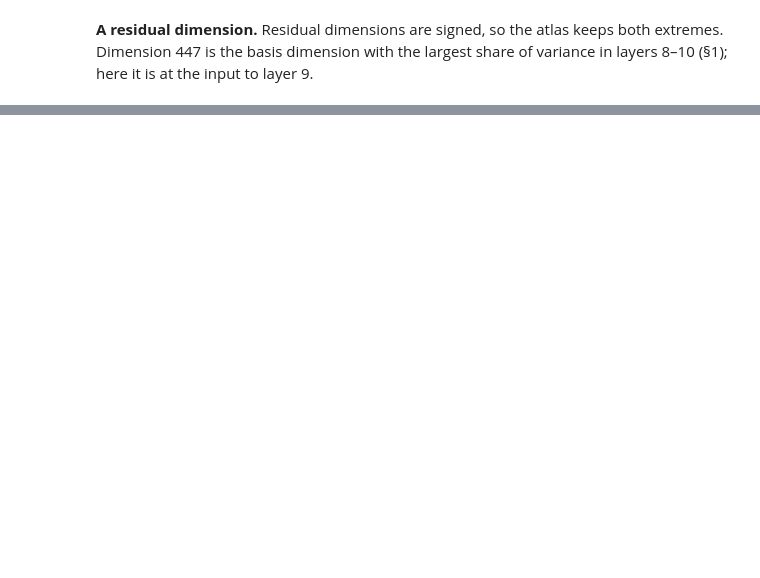
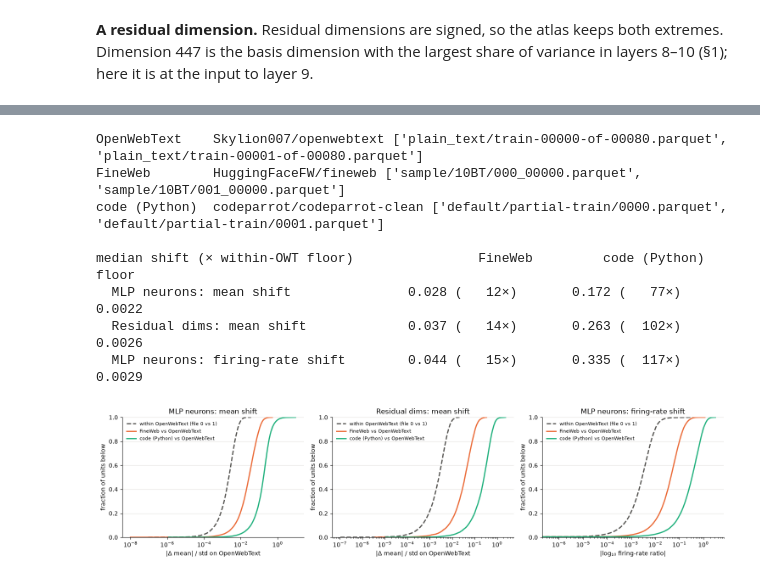
Before and after one commit to rreece/gpt2-atlas, a Jupyter notebook: notebooks/atlas.ipynb, the cells around one changed output, grey strips where cells are left out. Drawn from its saved outputs; the diff is of its cells as text; code cells hidden in the pictures; blank space fills up the shorter version.

Commit message:
add results.md

```diff
--- a/notebooks/atlas.ipynb
+++ b/notebooks/atlas.ipynb
@@ -354,0 +374,48 @@ second file is a statistical replicate (different documents, same distribution),
+# %%
+CORPORA = {"OpenWebText": ATLAS, "FineWeb": Path("../results/atlas-fineweb"), "code (Python)": Path("../results/atlas-code")}
+corp = {}
+for name, path in CORPORA.items():
+    n_ = duckdb.sql(f"select * from '{path / 'neurons.parquet'}'").df()
+    assert (n_.hook.to_numpy() == neurons.hook.to_numpy()).all() and (n_.unit.to_numpy() == neurons.unit.to_numpy()).all()
+    corp[name] = SimpleNamespace(neurons=n_, resid=np.load(path / "resid.npz"), manifest=json.loads((path / "manifest.json").read_text()))
+    print(f"{name:14s} {corp[name].manifest['repo']} {corp[name].manifest['paths']}")
+
+owt = corp["OpenWebText"].neurons
+sd = owt["std"].to_numpy()
+smooth = lambda frac, n: (frac * n + 1) / (n + 2)  # firing rates with a pseudo-count, so log ratios stay finite
+log_fr = lambda nn: np.log10(smooth(nn.frac_pos.to_numpy(), nn.n.to_numpy()))
+# Noise floor from OpenWebText's two files (pooled per file from shards.parquet, §4), scaled to full-size samples.
+p0, p1 = pool(files_s == f0), pool(files_s == f1)
+n_file = n_s[files_s == f0].sum()
+floor = {"mean": np.abs(p0["mean"][0] - p1["mean"][0]) / sd / np.sqrt(2),
+         "fr": np.abs(np.log10(smooth(p0["frac_pos"][0], n_file)) - np.log10(smooth(p1["frac_pos"][0], n_file))) / np.sqrt(2)}
+shift = {name: {"mean": np.abs(c.neurons["mean"].to_numpy() - owt["mean"].to_numpy()) / sd,
+                "fr": np.abs(log_fr(c.neurons) - log_fr(owt))} for name, c in corp.items() if name != "OpenWebText"}
+
+panels = [("mean", mlp_mask, "MLP neurons: mean shift", "|Δ mean| / std on OpenWebText"),
+          ("mean", ~mlp_mask, "Residual dims: mean shift", "|Δ mean| / std on OpenWebText"),
+          ("fr", mlp_mask, "MLP neurons: firing-rate shift", "|log₁₀ firing-rate ratio|")]
+fig, axes = plt.subplots(1, 3, figsize=(15, 3.8))
+print("\nmedian shift (× within-OWT floor) " + "".join(f"{n:>22s}" for n in shift) + "   floor")
+for ax, (key, m, title, xlabel) in zip(axes, panels):
+    for vals, color, ls, label in [(floor[key], INK2, "--", "within OpenWebText (file 0 vs 1)")] + \
+            [(shift[n][key], C[i + 1], "-", f"{n} vs OpenWebText") for i, n in enumerate(shift)]:
+        v = np.sort(vals[m & np.isfinite(vals)])
+        ax.plot(v, np.arange(1, len(v) + 1) / len(v), color=color, ls=ls, lw=2, label=label)
+    ax.set(xscale="log", ylim=(0, 1), title=title, xlabel=xlabel, ylabel="fraction of units below")
+    ax.legend(frameon=False, fontsize=8)
+    tidy(ax)
+    fl = np.nanmedian(floor[key][m])
+    print(f"  {title:31s}" + "".join(f"{np.nanmedian(shift[n][key][m]):12.3f} ({np.nanmedian(shift[n][key][m]) / fl:5.0f}×)" for n in shift) + f"   {fl:10.4f}")
+plt.tight_layout()
+save(fig, "results_corpus_units")
+# %% [output]
+OpenWebText    Skylion007/openwebtext ['plain_text/train-00000-of-00080.parquet', 'plain_text/train-00001-of-00080.parquet']
+FineWeb        HuggingFaceFW/fineweb ['sample/10BT/000_00000.parquet', 'sample/10BT/001_00000.parquet']
+code (Python)  codeparrot/codeparrot-clean ['default/partial-train/0000.parquet', 'default/partial-train/0001.parquet']
+
+median shift (× within-OWT floor)                FineWeb         code (Python)   floor
+  MLP neurons: mean shift               0.028 (   12×)       0.172 (   77×)       0.0022
+  Residual dims: mean shift             0.037 (   14×)       0.263 (  102×)       0.0026
+  MLP neurons: firing-rate shift        0.044 (   15×)       0.335 (  117×)       0.0029
+[figure, added]
```
Also changed, not shown: parts of 21 cells of this notebook, 11 other files.
